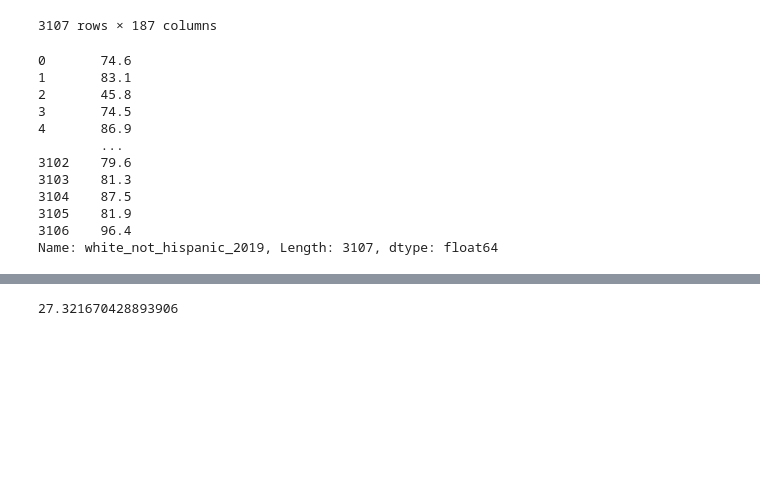
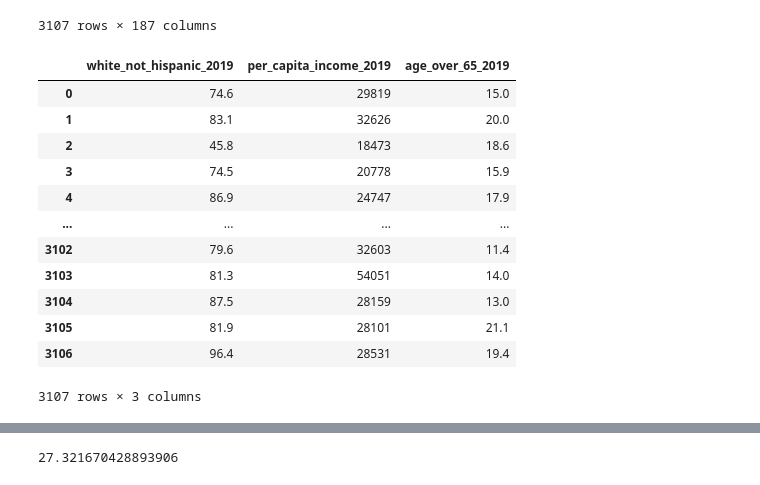
Before and after one commit to tejasv378/DrunkDriving_Project, a Jupyter notebook: State County Dataset.ipynb, the cells around one changed output, grey strips where cells are left out. Cells and saved outputs as stored; diff of their text form; code cells hidden in the pictures; blank space fills up the shorter version.

Commit message:
Added Per Capita Income and Age 65+ domain knowledge attributes

```diff
--- a/State County Dataset.ipynb
+++ b/State County Dataset.ipynb
@@ -134,20 +134,24 @@ df2
 | 3105 | 56043 | Washakie County | 8289.0 | 8533 | 8460.0 | 8421.0 | 8427.0 | 8288.0 | 8296.0 | 8188.0 | ... | ... |
 | 3106 | 56045 | Weston County | 6644.0 | 7208 | 7141.0 | 7074.0 | 7136.0 | 7142.0 | 7181.0 | 7198.0 | ... | ... |
 3107 rows × 187 columns
+# %%
+df2 = df2[["white_not_hispanic_2019","per_capita_income_2019","age_over_65_2019"]]
+df2
+# %% [output]
+|  | white_not_hispanic_2019 | per_capita_income_2019 | age_over_65_2019 |
+| 0 | 74.6 | 29819 | 15.0 |
+| 1 | 83.1 | 32626 | 20.0 |
+| 2 | 45.8 | 18473 | 18.6 |
+| 3 | 74.5 | 20778 | 15.9 |
+| 4 | 86.9 | 24747 | 17.9 |
+| ... | ... | ... | ... |
+| 3102 | 79.6 | 32603 | 11.4 |
+| 3103 | 81.3 | 54051 | 14.0 |
+| 3104 | 87.5 | 28159 | 13.0 |
+| 3105 | 81.9 | 28101 | 21.1 |
+| 3106 | 96.4 | 28531 | 19.4 |
+3107 rows × 3 columns
 # %%
-df2 = df2["white_not_hispanic_2019"]
-df2
+# df2 = df2["white_not_hispanic_2019"]
+# df2
-# %% [output]
-0       74.6
-1       83.1
-2       45.8
-3       74.5
-4       86.9
-        ...
-3102    79.6
-3103    81.3
-3104    87.5
-3105    81.9
-3106    96.4
-Name: white_not_hispanic_2019, Length: 3107, dtype: float64
 # %%
```
Also changed, not shown: parts of 563 cells of this notebook.
